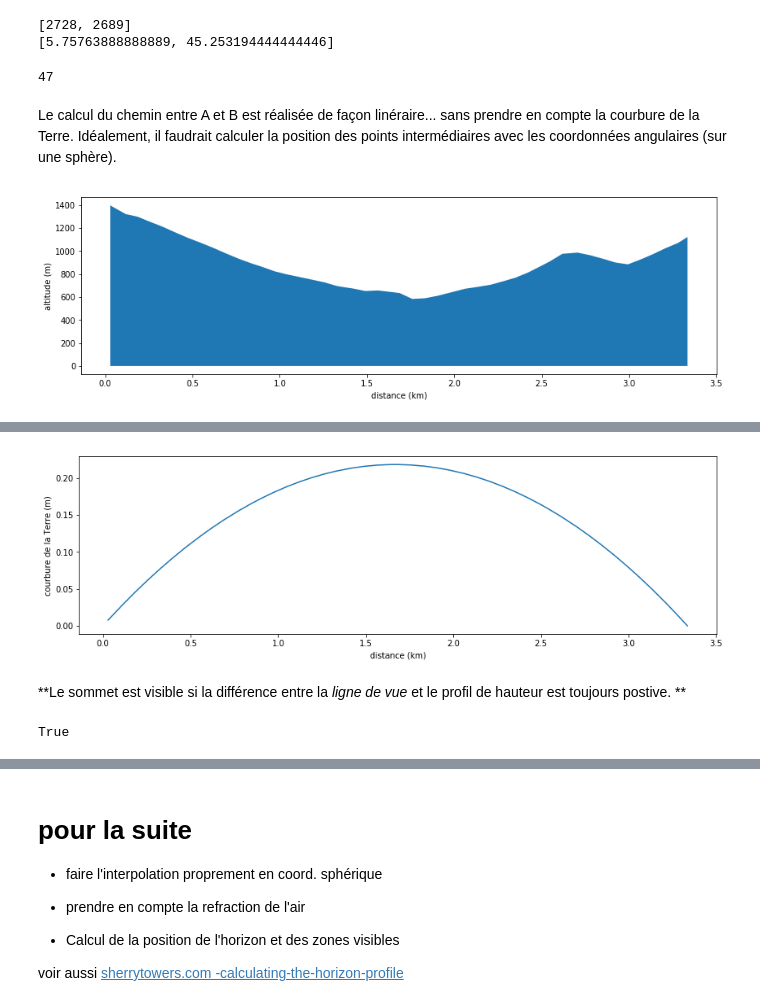
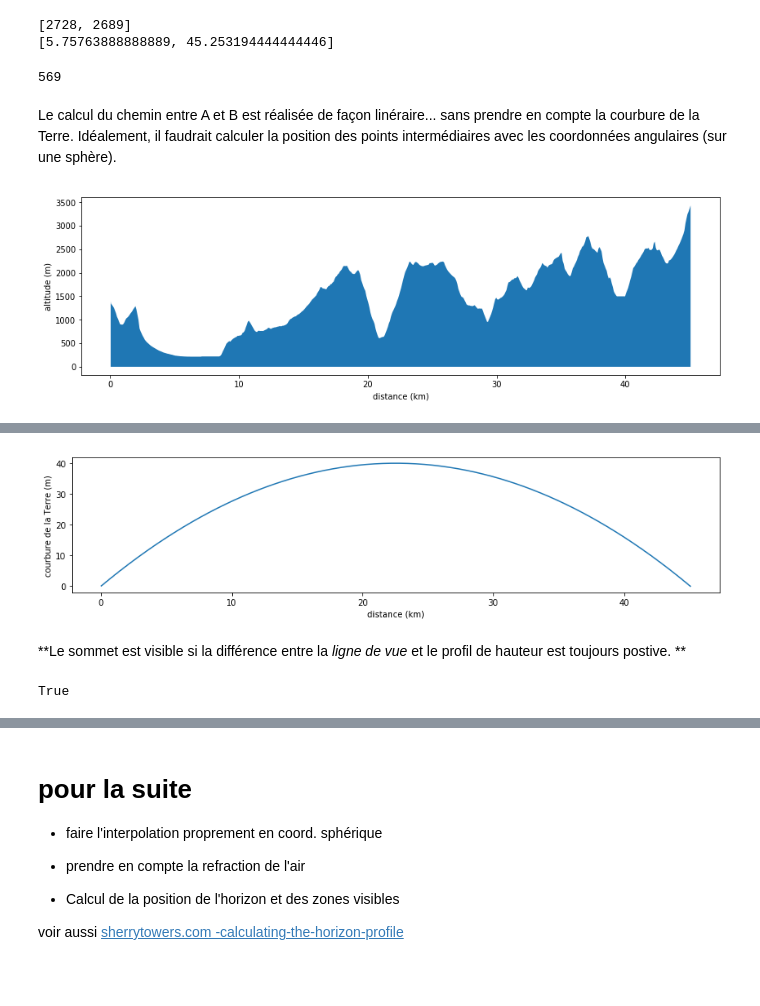
Before and after one commit to xdze2/uneplaneteausommet, a Jupyter notebook: is_visible.ipynb, the cells around one changed output, grey strips where cells are left out. Cells and saved outputs as stored; diff of their text form; code cells hidden in the pictures; blank space fills up the shorter version.

```diff
--- a/is_visible.ipynb
+++ b/is_visible.ipynb
@@ -55,12 +55,13 @@ dataset = gdal.Open(filename)
 R = 6371.009 # km, rayon moyen de la terre
 # %%
 #coordsA = (5.7103223, 45.1973288) # gre
-coordsA = (5.6394189, 45.1475075) # Moucherotte
+#coordsA = (5.6394189, 45.1475075) # Moucherotte
 coordsA = (5.7578016, 45.252951) # L'écoutoux
 
 #coordsB = (6.858996564, 45.833496666) # Mont Blanc
 #coordsB = (5.7334702, 45.218456) # Rachais
-coordsB = (5.7205577, 45.2671104) # aiguille de Quaix
+#coordsB = (5.7205577, 45.2671104) # aiguille de Quaix
+coordsB = (6.1061251, 44.9306751)
 # %%
 """ Transformation des coordonnés (lon, lat) en degrée decimaux  vers les pixels
     et inversement
@@ -122,7 +123,7 @@ L = np.sqrt( (pxA[0]-pxB[0])**2 +  (pxA[1]-pxB[1])**2  )
 N = int( np.floor( L/3 ) )  # <- facteur 3: on garde une résolution minimal 3*sqrt(2) x30m ~ 130 m
 print( N )
 # %% [output]
-47
+569
 # %% [markdown]
 Le calcul du chemin entre A et B est réalisée de façon linéraire... sans prendre en compte la courbure de la Terre.
 Idéalement, il faudrait calculer la position des points intermédiaires avec les coordonnées angulaires (sur une sphère).
@@ -131,8 +132,8 @@ Idéalement, il faudrait calculer la position des points intermédiaires avec le
 x_span = np.linspace( pxA[0], pxB[0], N )
 y_span = np.linspace( pxA[1], pxB[1], N )
 
-pxy_span = [ (int(xy[0]), int(xy[1])) for xy in np.array( [ x_span, y_span ] ).T ]
-ele_span = [ get_ele( pxy ) for pxy in pxy_span ]
+pxy_span = np.array( [ x_span, y_span ] ).T
+ele_span = [ get_ele( pxy_int ) for pxy_int in pxy_span.astype(int) ]
 deg_span = [ to_deg( pxy ) for pxy in pxy_span ]
 
 theta_span = [ get_theta( *coordsA, *deg ) for deg in deg_span ]
@@ -142,7 +143,7 @@ plt.figure(figsize=(14, 4))
 plt.fill_between( R*np.array( theta_span), 0, ele_span );
 plt.xlabel('distance (km)'); plt.ylabel('altitude (m)');
 # %% [output]
-[figure, old version]
+[figure, new version]
 # %% [markdown]
 ## Prise en compte courbure de la Terre
 
@@ -154,11 +155,11 @@ delta_courbure = R*( 1- np.cos(theta_span[-1]/2 )/np.cos( theta_span - theta_spa
 elevation_reel = np.array( ele_span )  + delta_courbure
 # %%
 # graph
-plt.figure(figsize=(14, 4))
+plt.figure(figsize=(14, 3))
 plt.plot( R*np.array(theta_span), delta_courbure );
 plt.xlabel('distance (km)'); plt.ylabel('courbure de la Terre (m)');
 # %% [output]
-[figure, old version]
+[figure, new version]
 # %% [markdown]
 **Le sommet est visible si la différence entre la _ligne de vue_ et le profil de hauteur est toujours postive. **
 # %%
@@ -166,11 +167,10 @@ plt.xlabel('distance (km)'); plt.ylabel('courbure de la Terre (m)');
 x = R*np.array( theta_span )
 y = elevation_reel
 ligne_de_vue = x*(y[-1]-y[0])/(x[-1]-x[0]) + y[0]
-
-# Test si le sommet est visible ou non :
-marge = 2 # mètre
-visible = ((ligne_de_vue - elevation_reel)[1:-1] > -marge ).all()
-
-visible
-# %% [output]
-True
+# %%
+view_angle = (y[1:] - y[0])/(x[1:] - x[0])
+
+visible = ((view_angle[-1] - view_angle[:-1]) > 0 ).all()
+visible
+# %% [output]
+True
```
Also changed, not shown: parts of 3 cells of this notebook, 1 other file.
